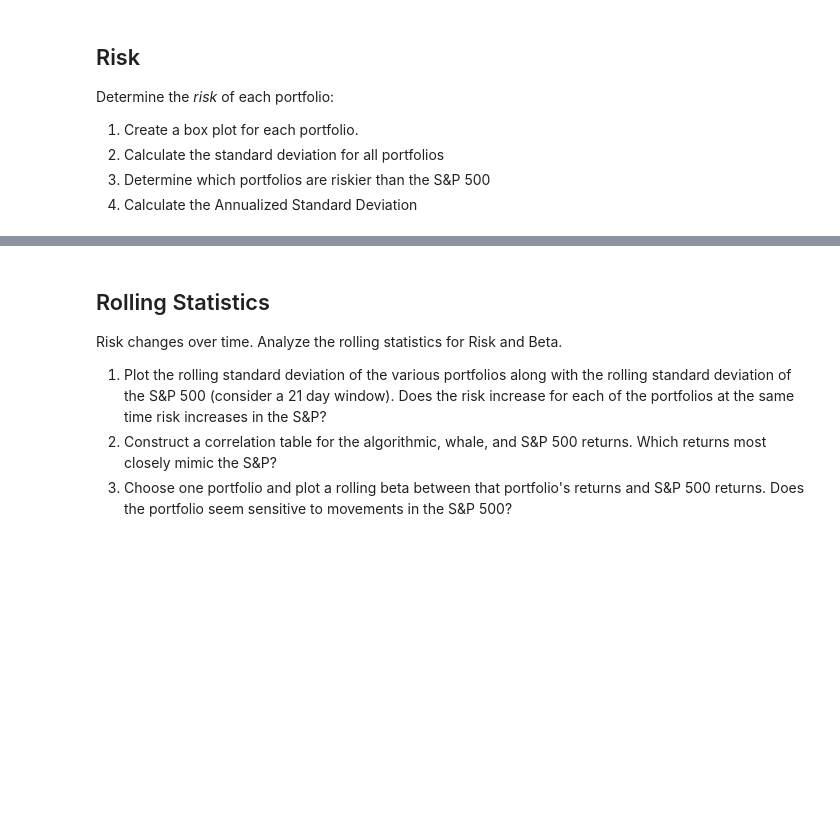
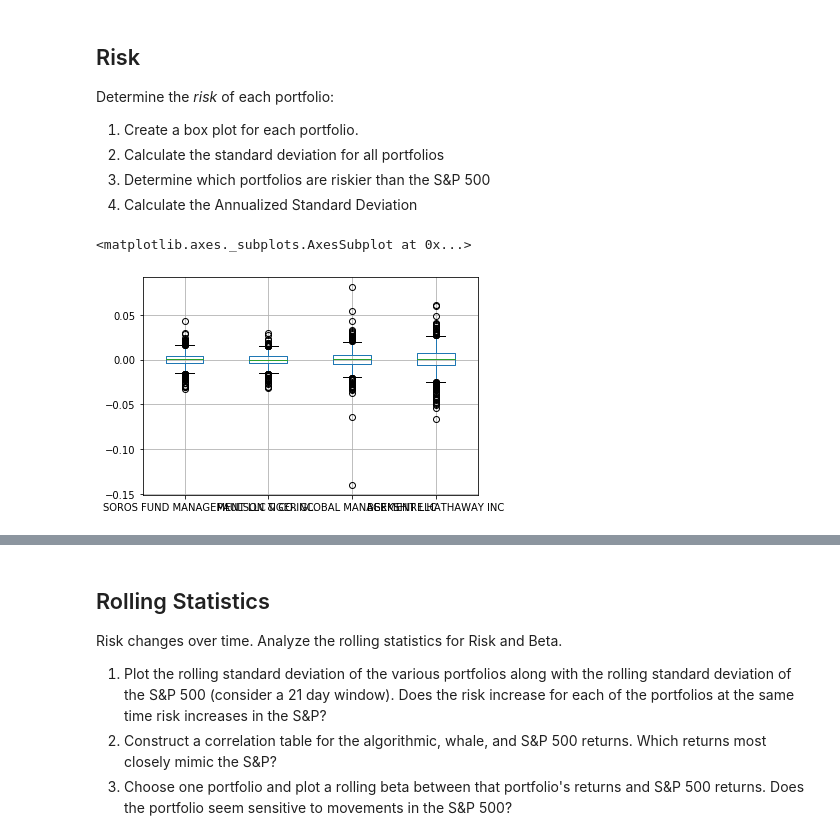
Before and after one commit to johnmyronmillar/A-Whale-Off-the-Port-folio-, a Jupyter notebook: Starter_Code/whale_analysis.ipynb, the cells around one changed output, grey strips where cells are left out. Saved outputs shown, nothing was run; the diff lists cells and outputs as text; code cells hidden in the pictures; blank space fills up the shorter version.

```diff
--- a/Starter_Code/whale_analysis.ipynb
+++ b/Starter_Code/whale_analysis.ipynb
@@ -207,3 +251,7 @@ Determine the _risk_ of each portfolio:
 # %%
 # Box plot to visually show risk
 # YOUR CODE HERE
+whale_df.boxplot()
+# %% [output]
+<matplotlib.axes._subplots.AxesSubplot at 0x...>
+[figure, added]
```
Also changed, not shown: parts of 27 cells of this notebook.
